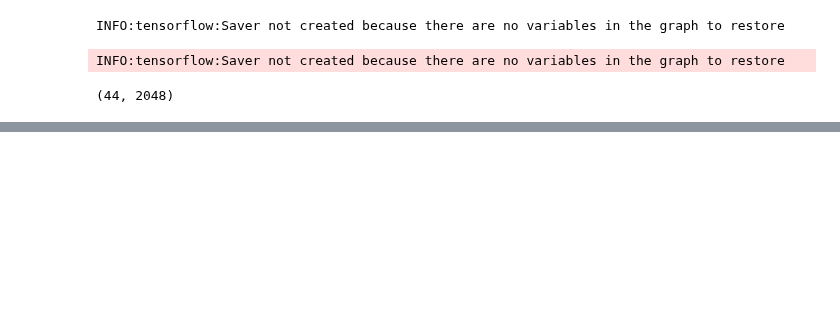
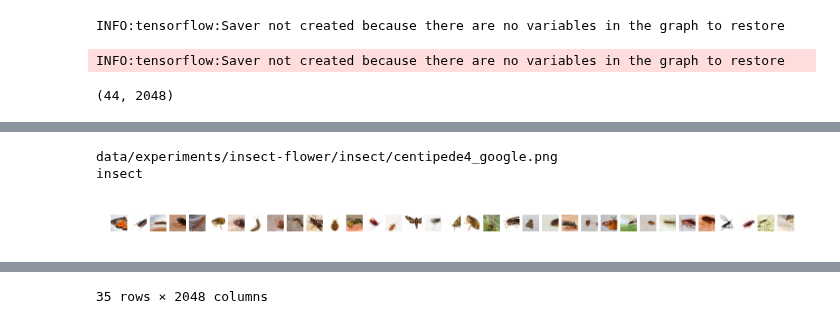
Before and after one commit to ryansteed/ieat, a Jupyter notebook: notebooks/simclr.ipynb, the cells around one changed output, grey strips where cells are left out. Drawn from its saved outputs; the diff is of its cells as text; code cells hidden in the pictures; blank space fills up the shorter version.

```diff
--- a/notebooks/simclr.ipynb
+++ b/notebooks/simclr.ipynb
@@ -95,0 +106,5 @@ pd.DataFrame(output).describe()
+# %%
+from ieat.models import SimCLRExtractor
+
+extractor = SimCLRExtractor("simclr", 50, 1, 0)
+extractor.extract_dir("data/experiments/insect-flower/insect", (".jpg", ".jpeg", ".png", ".webp"))
@@ -95,0 +135,35 @@ pd.DataFrame(output).describe()
+# %%
+import torch
+import pandas as pd
+
+from ieat.utils import resize
+
+test_dir = "data/experiments/insect-flower/insect"
+file_types = (".jpg", ".jpeg", ".png", ".webp")
+image_paths = [
+  os.path.join(test_dir, f) for f in os.listdir(test_dir)
+  if os.path.splitext(f)[1] in file_types
+]
+# the bug starts here
+print(image_paths[7])
+
+output_path = extractor.make_embedding_path(test_dir)
+images = []
+for image in resize(SimCLRExtractor.n_px, image_paths):
+  images.append(image/255)
+images = np.array(images)
+
+print(os.path.basename(os.path.dirname(image_paths[0])))
+f, axes = plt.subplots(1, len(image_paths), dpi=300)
+for img, ax in zip(images, axes):
+  ax.axis('off')
+  ax.imshow(img)
+plt.show()
+
+pd.DataFrame(
+  extractor._extract_context(images, False)
+)
+# %% [output]
+data/experiments/insect-flower/insect/centipede4_google.png
+insect
+[figure, added]
@@ -95,0 +187 @@ pd.DataFrame(output).describe()
+35 rows × 2048 columns
```
Also changed, not shown: parts of 8 cells of this notebook.
